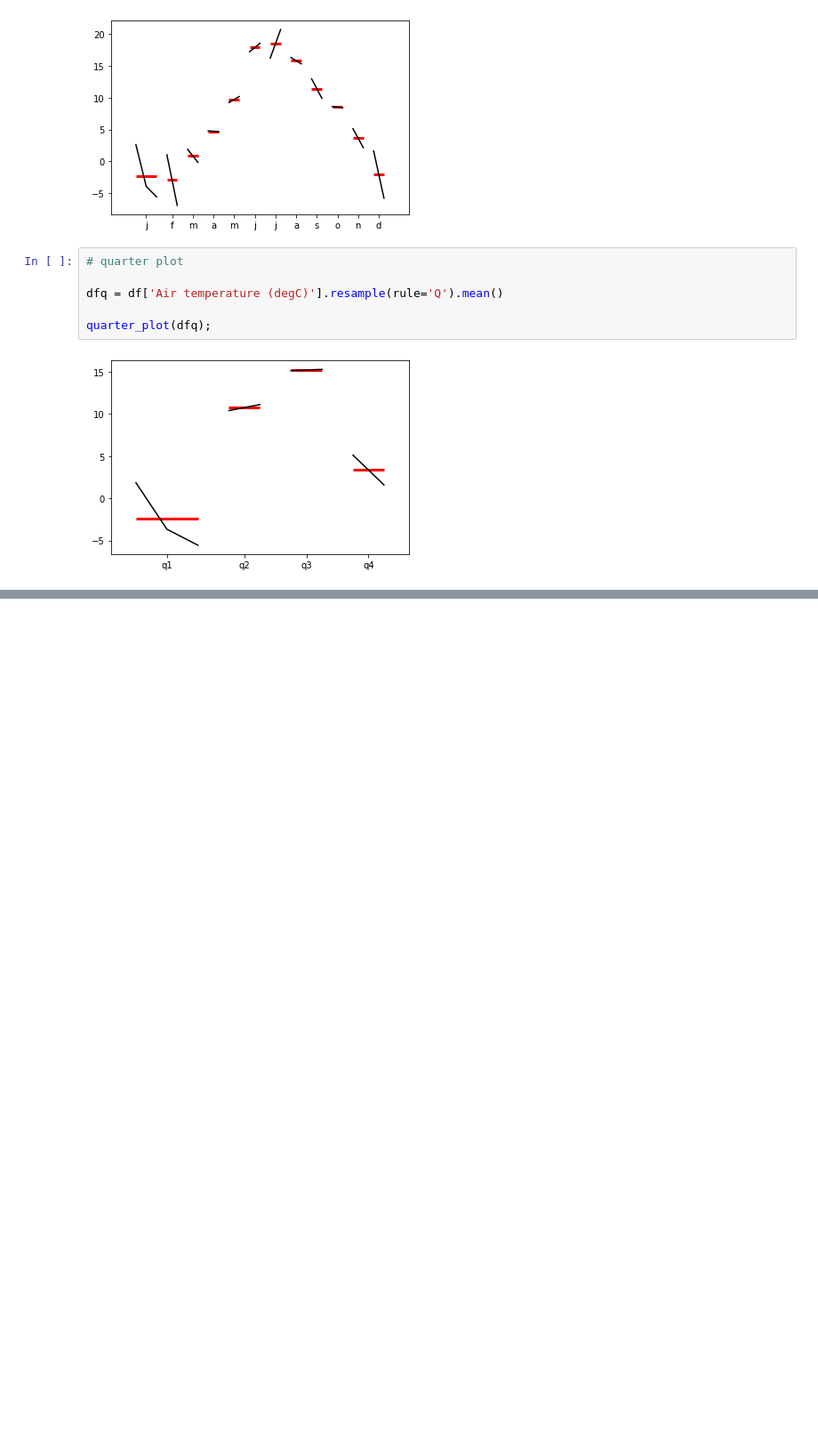
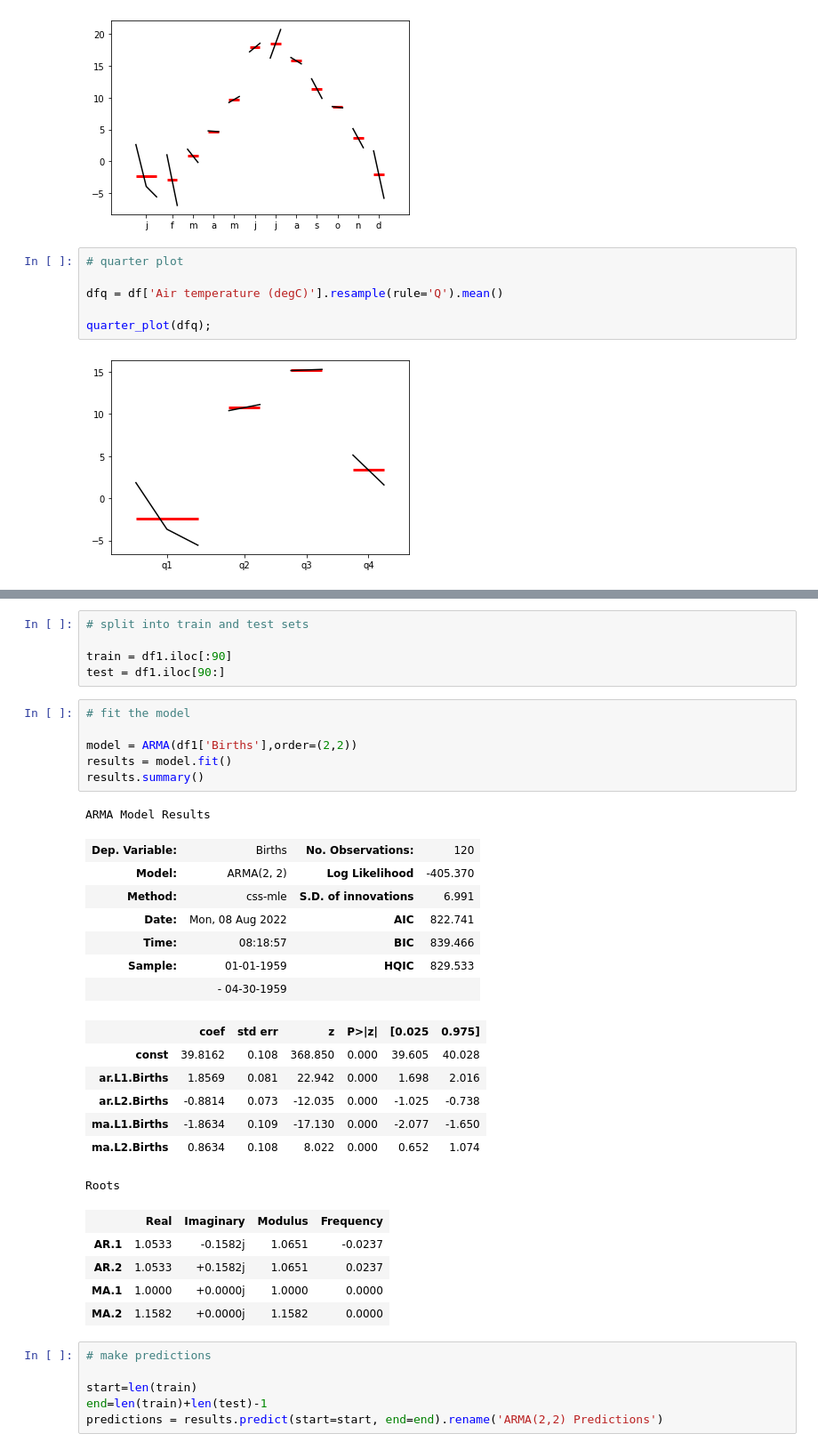
Before and after one commit to MikhailKuklin/time-series-analysis-forecasting, a Jupyter notebook: notebooks/ts_forecasting.ipynb, the cells around one changed output, grey strips where cells are left out. Shown at 89% size. Cells and saved outputs as stored; diff of their text form; blank space fills up the shorter version.

```diff
--- a/notebooks/ts_forecasting.ipynb
+++ b/notebooks/ts_forecasting.ipynb
@@ -591,0 +647,38 @@ quarter_plot(dfq);
+# %%
+# split into train and test sets
+
+train = df1.iloc[:90]
+test = df1.iloc[90:]
+# %%
+# fit the model
+
+model = ARMA(df1['Births'],order=(2,2))
+results = model.fit()
+results.summary()
+# %% [output]
+ARMA Model Results
+| Dep. Variable: | Births | No. Observations: | 120 |
+| Model: | ARMA(2, 2) | Log Likelihood | -405.370 |
+| Method: | css-mle | S.D. of innovations | 6.991 |
+| Date: | Mon, 08 Aug 2022 | AIC | 822.741 |
+| Time: | 08:18:57 | BIC | 839.466 |
+| Sample: | 01-01-1959 | HQIC | 829.533 |
+|  | - 04-30-1959 |  |  |
+|  | coef | std err | z | P>|z| | [0.025 | 0.975] |
+| const | 39.8162 | 0.108 | 368.850 | 0.000 | 39.605 | 40.028 |
+| ar.L1.Births | 1.8569 | 0.081 | 22.942 | 0.000 | 1.698 | 2.016 |
+| ar.L2.Births | -0.8814 | 0.073 | -12.035 | 0.000 | -1.025 | -0.738 |
+| ma.L1.Births | -1.8634 | 0.109 | -17.130 | 0.000 | -2.077 | -1.650 |
+| ma.L2.Births | 0.8634 | 0.108 | 8.022 | 0.000 | 0.652 | 1.074 |
+Roots
+|  | Real | Imaginary | Modulus | Frequency |
+| AR.1 | 1.0533 | -0.1582j | 1.0651 | -0.0237 |
+| AR.2 | 1.0533 | +0.1582j | 1.0651 | 0.0237 |
+| MA.1 | 1.0000 | +0.0000j | 1.0000 | 0.0000 |
+| MA.2 | 1.1582 | +0.0000j | 1.1582 | 0.0000 |
+# %%
+# make predictions
+
+start=len(train)
+end=len(train)+len(test)-1
+predictions = results.predict(start=start, end=end).rename('ARMA(2,2) Predictions')
```
Also changed, not shown: parts of 9 cells of this notebook.
